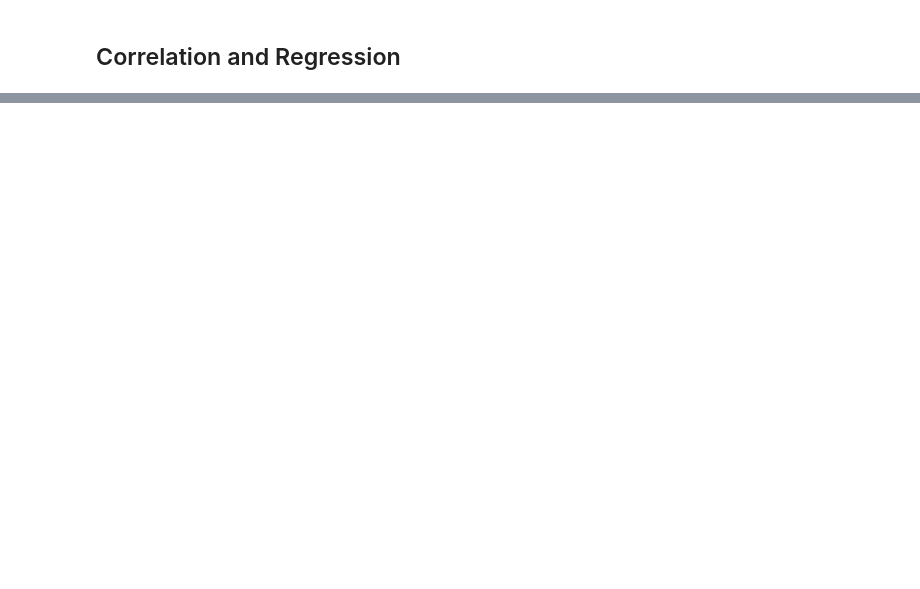
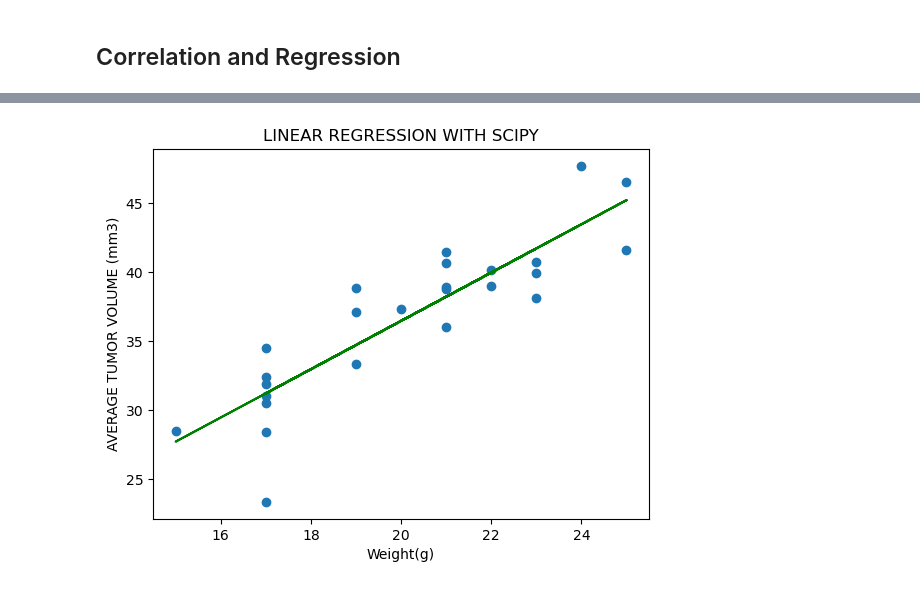
Before and after one commit to gusibis/challenge-5, a Jupyter notebook: pymaceuticals_starter.ipynb, the cells around one changed output, grey strips where cells are left out. Saved outputs shown, nothing was run; the diff lists cells and outputs as text; code cells hidden in the pictures; blank space fills up the shorter version.

```diff
--- a/pymaceuticals_starter.ipynb
+++ b/pymaceuticals_starter.ipynb
@@ -478,0 +523,14 @@ plt.show()
+# %%
+# linear regression model for mouse weight and average tumor volume for the Capomulin regimen
+# scipy.stats.linregress(x,y)
+scipy_linear_model = st.stats.linregress(mean_df['Weight (g)'], mean_df['Tumor Volume (mm3)'])
+scipy_linear_model
+y_axiz = mean_df['Weight (g)'] * scipy_linear_model[0] + scipy_linear_model[1]  # used slope and intercept.
+plt.scatter(mean_df['Weight (g)'],mean_df['Tumor Volume (mm3)'])
+plt.plot(mean_df['Weight (g)'], y_axiz ,color="g")
+plt.xlabel('Weight(g)')
+plt.ylabel('AVERAGE TUMOR VOLUME (mm3)')
+plt.title('LINEAR REGRESSION WITH SCIPY')
+plt.show()
+# %% [output]
+[figure, added]
```
Also changed, not shown: parts of 17 cells of this notebook.
